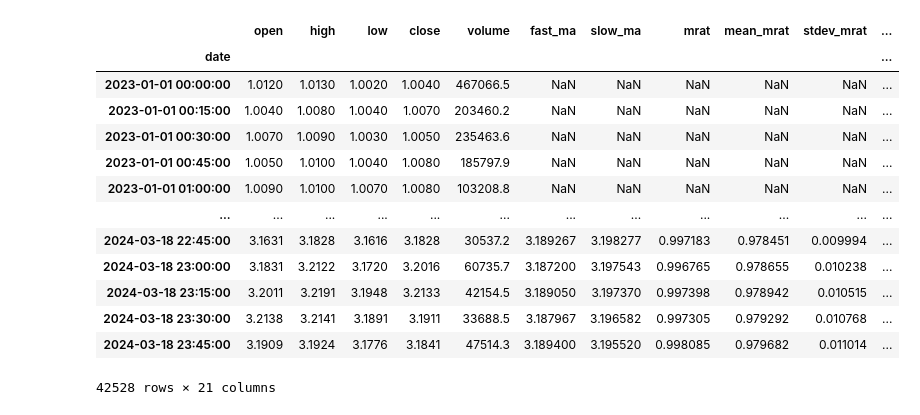
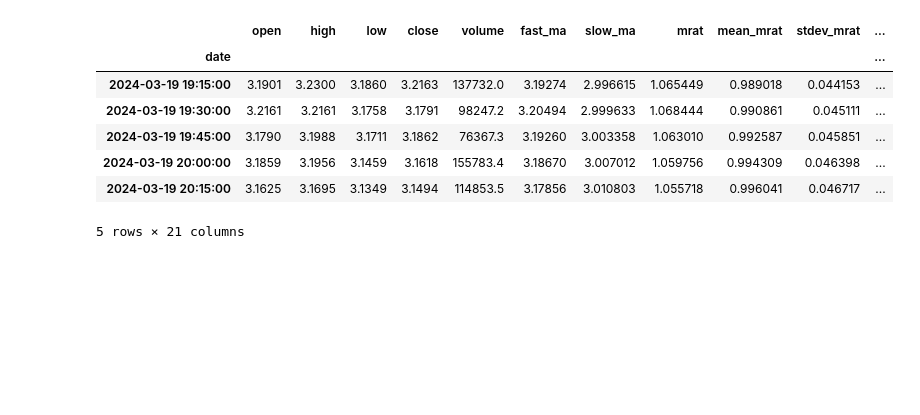
Before and after one commit to thomasclem/autotrade, a Jupyter notebook: strategies/mrat/opti_long_mrat.ipynb, the cells around one changed output. Cells and saved outputs as stored; diff of their text form; code cells hidden in the pictures; blank space fills up the shorter version.

```diff
--- a/strategies/mrat/opti_long_mrat.ipynb
+++ b/strategies/mrat/opti_long_mrat.ipynb
@@ -62,7 +57,7 @@ class Strategy():
         trade_result = 0
         # Constants and Initialization
         initial_wallet = self.initial_wallet
-        leverage = 2  # Fixed leverage
+        leverage = params["leverage"]  # Fixed leverage
         maintenance_margin_percent = 0.004
         wallet = initial_wallet
         max_equity = initial_wallet  # To track the max equity before a new trade
@@ -139,18 +134,19 @@ class Strategy():
         self.result_df = result_df
 # %%
 params = {
-    "fast_ma": 6,
+    "fast_ma": 5,
     "slow_ma": 60,
-    "sigma_open": 2.3,
-    "sigma_close": 2.3,
-    "mean_mrat_lenght": 60
+    "sigma_open": 2.5,
+    "sigma_close": 2.7,
+    "mean_mrat_lenght": 60,
+    "leverage": 2
 }
 
 pair = "API3/USDT:USDT"
 exchange_name = "binance"
 tf = '15m'
 oldest_pair = "API3/USDT:USDT"
-start_date = "2023-01-01 00:00:00"
+start_date = "2024-02-01 00:00:00"
 # %%
 strat = Strategy(pair=pair, params=params)
 strat.get_pair_data(timeframe=tf, start=start_date)
@@ -166,17 +421,11 @@ df1.loc[df1["order_number"] == 4].iloc[[0,-1], :]
 # %%
-df1
+df1.tail()
 # %% [output]
 |  | open | high | low | close | volume | fast_ma | slow_ma | mrat | mean_mrat | stdev_mrat | ... |
 | date |  |  |  |  |  |  |  |  |  |  | ... |
-| 2023-01-01 00:00:00 | 1.0120 | 1.0130 | 1.0020 | 1.0040 | 467066.5 | NaN | NaN | NaN | NaN | NaN | ... |
-| 2023-01-01 00:15:00 | 1.0040 | 1.0080 | 1.0040 | 1.0070 | 203460.2 | NaN | NaN | NaN | NaN | NaN | ... |
-| 2023-01-01 00:30:00 | 1.0070 | 1.0090 | 1.0030 | 1.0050 | 235463.6 | NaN | NaN | NaN | NaN | NaN | ... |
-| 2023-01-01 00:45:00 | 1.0050 | 1.0100 | 1.0040 | 1.0080 | 185797.9 | NaN | NaN | NaN | NaN | NaN | ... |
-| 2023-01-01 01:00:00 | 1.0090 | 1.0100 | 1.0070 | 1.0080 | 103208.8 | NaN | NaN | NaN | NaN | NaN | ... |
-| ... | ... | ... | ... | ... | ... | ... | ... | ... | ... | ... | ... |
-| 2024-03-18 22:45:00 | 3.1631 | 3.1828 | 3.1616 | 3.1828 | 30537.2 | 3.189267 | 3.198277 | 0.997183 | 0.978451 | 0.009994 | ... |
-| 2024-03-18 23:00:00 | 3.1831 | 3.2122 | 3.1720 | 3.2016 | 60735.7 | 3.187200 | 3.197543 | 0.996765 | 0.978655 | 0.010238 | ... |
-| 2024-03-18 23:15:00 | 3.2011 | 3.2191 | 3.1948 | 3.2133 | 42154.5 | 3.189050 | 3.197370 | 0.997398 | 0.978942 | 0.010515 | ... |
-| 2024-03-18 23:30:00 | 3.2138 | 3.2141 | 3.1891 | 3.1911 | 33688.5 | 3.187967 | 3.196582 | 0.997305 | 0.979292 | 0.010768 | ... |
-| 2024-03-18 23:45:00 | 3.1909 | 3.1924 | 3.1776 | 3.1841 | 47514.3 | 3.189400 | 3.195520 | 0.998085 | 0.979682 | 0.011014 | ... |
+| 2024-03-19 19:15:00 | 3.1901 | 3.2300 | 3.1860 | 3.2163 | 137732.0 | 3.19274 | 2.996615 | 1.065449 | 0.989018 | 0.044153 | ... |
+| 2024-03-19 19:30:00 | 3.2161 | 3.2161 | 3.1758 | 3.1791 | 98247.2 | 3.20494 | 2.999633 | 1.068444 | 0.990861 | 0.045111 | ... |
+| 2024-03-19 19:45:00 | 3.1790 | 3.1988 | 3.1711 | 3.1862 | 76367.3 | 3.19260 | 3.003358 | 1.063010 | 0.992587 | 0.045851 | ... |
+| 2024-03-19 20:00:00 | 3.1859 | 3.1956 | 3.1459 | 3.1618 | 155783.4 | 3.18670 | 3.007012 | 1.059756 | 0.994309 | 0.046398 | ... |
+| 2024-03-19 20:15:00 | 3.1625 | 3.1695 | 3.1349 | 3.1494 | 114853.5 | 3.17856 | 3.010803 | 1.055718 | 0.996041 | 0.046717 | ... |
-42528 rows × 21 columns
+5 rows × 21 columns
```
Also changed, not shown: parts of 19 cells of this notebook, 4 other files.
